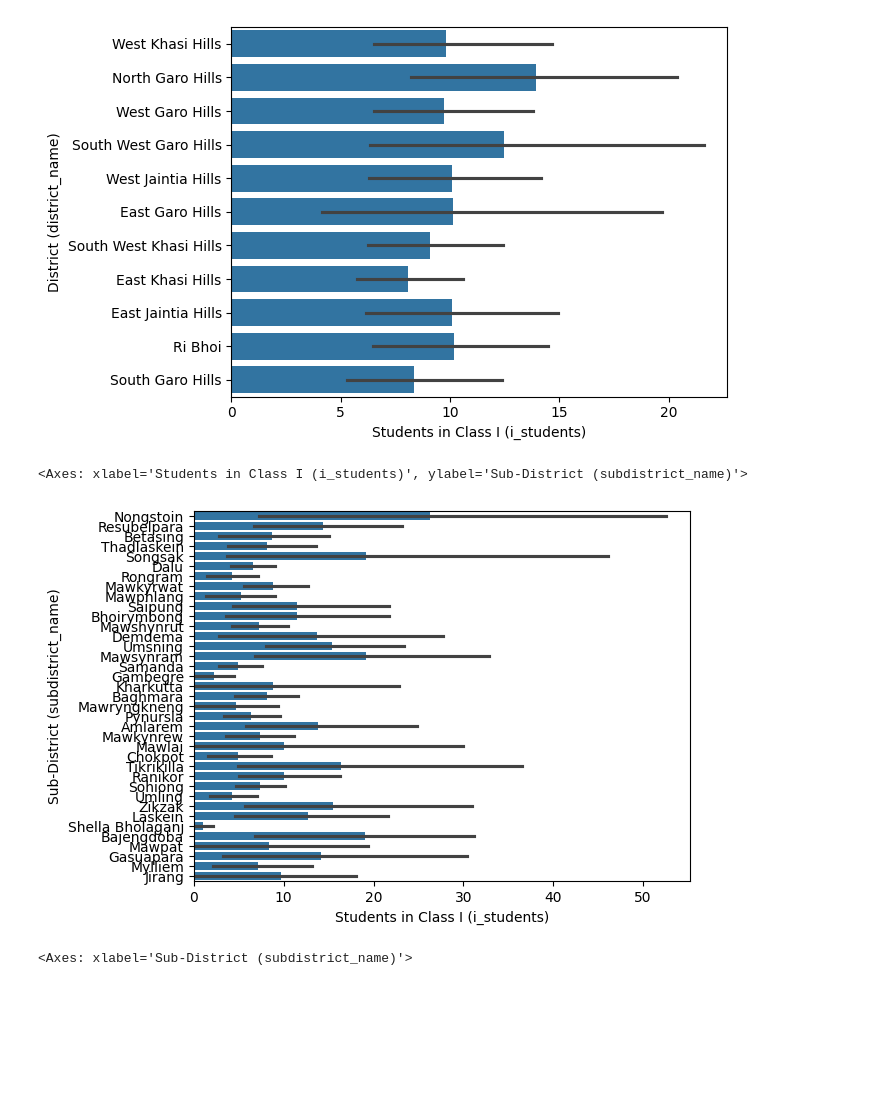
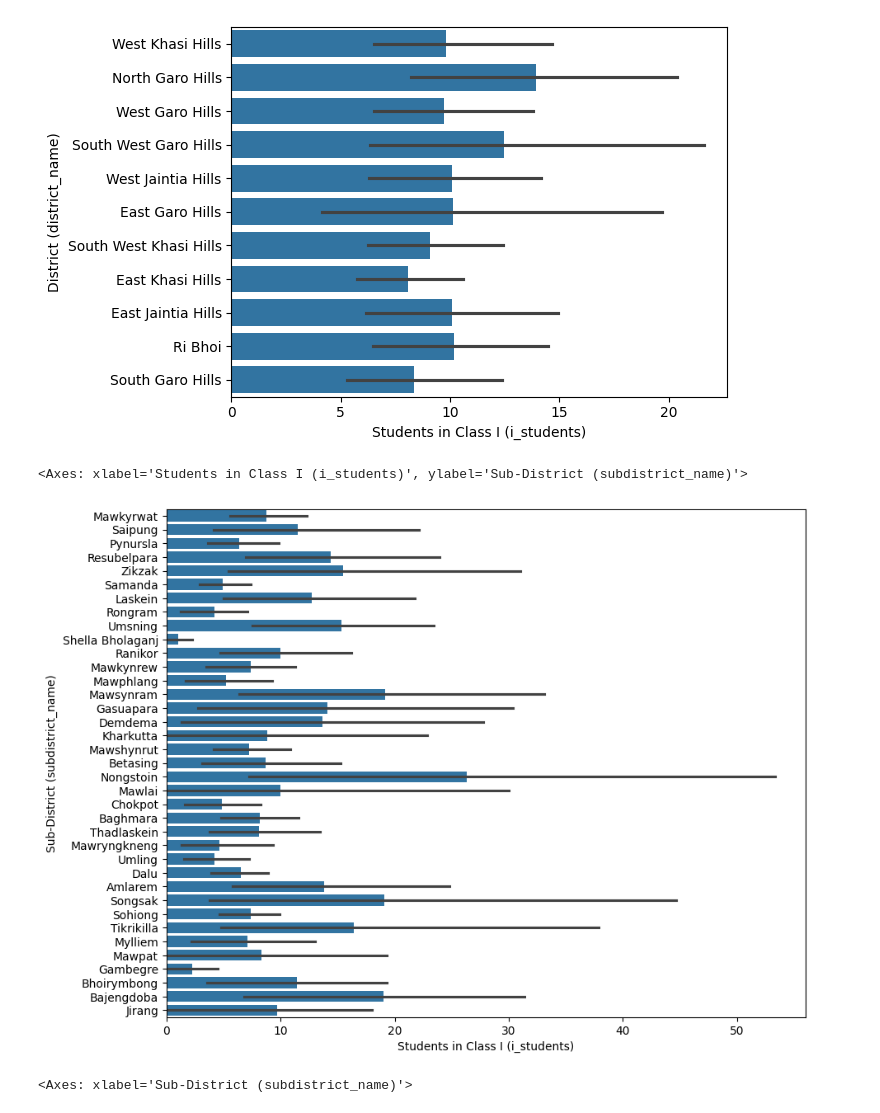
Before and after one commit to Pamela1005/Machine-learning-, a Jupyter notebook: Meghalaya education .ipynb, the cells around one changed output. Cells and saved outputs as stored; diff of their text form; code cells hidden in the pictures; blank space fills up the shorter version.

```diff
--- a/Meghalaya education .ipynb
+++ b/Meghalaya education .ipynb
@@ -8,7 +8,7 @@ import seaborn as sns
 import warnings
 warnings.filterwarnings('ignore')
 # %%
-df = pd.read_csv('/content/sample_data/School Basic Details_Sample_Data.csv')
+df = pd.read_csv('/content/School Basic Details_Sample_Data.csv')
 df.head()
 # %% [output]
 |  | Affiliation Board for Higher Seco... | Affiliation Board for Secondary E... | Class From (class_from) | Class Rooms (class_rooms) | ... |
@@ -173,10 +173,12 @@ sns.barplot(x='Students in Class I (i_students)', y='District (district_name)',
 <Axes: xlabel='Students in Class I (i_students)', ylabel='District (district_name)'>
 [figure]
 # %%
-sns.barplot(x='Students in Class I (i_students)', y='Sub-District (subdistrict_name)', data=df)
+sorted = df.sort_values(by='Non Primary Students (class_students)', ascending=True)
+plt.figure(figsize=(10, 8))
+sns.barplot(x='Students in Class I (i_students)', y='Sub-District (subdistrict_name)', data=sorted)
 # %% [output]
 <Axes: xlabel='Students in Class I (i_students)', ylabel='Sub-District (subdistrict_name)'>
-[figure, old version]
+[figure, new version]
 # %%
 group = df.groupby(['Sub-District (subdistrict_name)','School Type (school_type)']).size().unstack(fill_value=0)
 group.plot(kind='bar', stacked=True, figsize=(10, 6))
```
Also changed, not shown: parts of 15 cells of this notebook.
